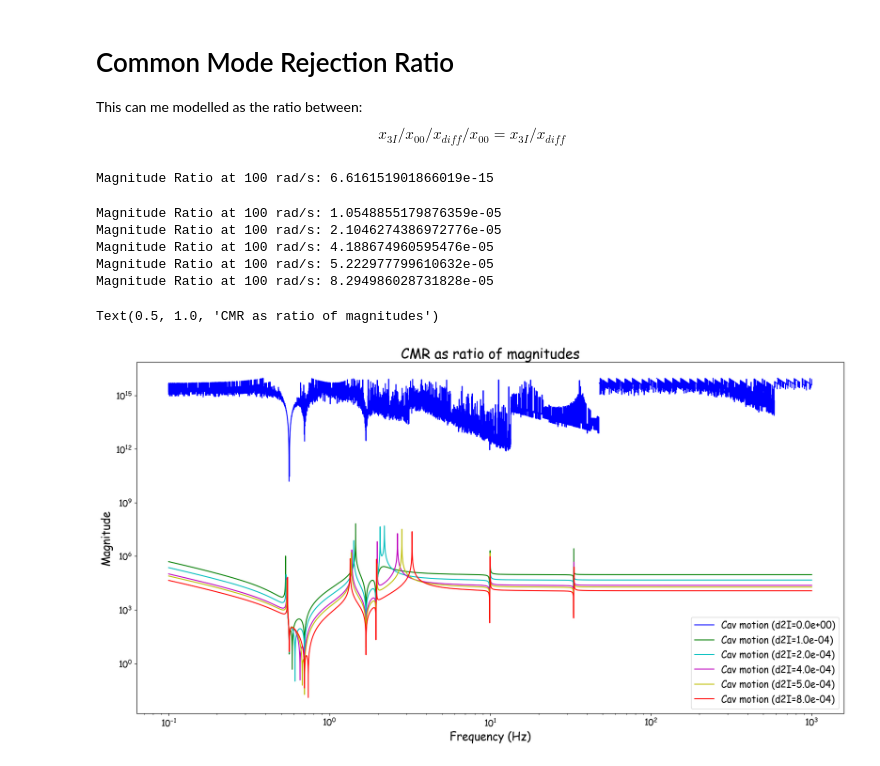
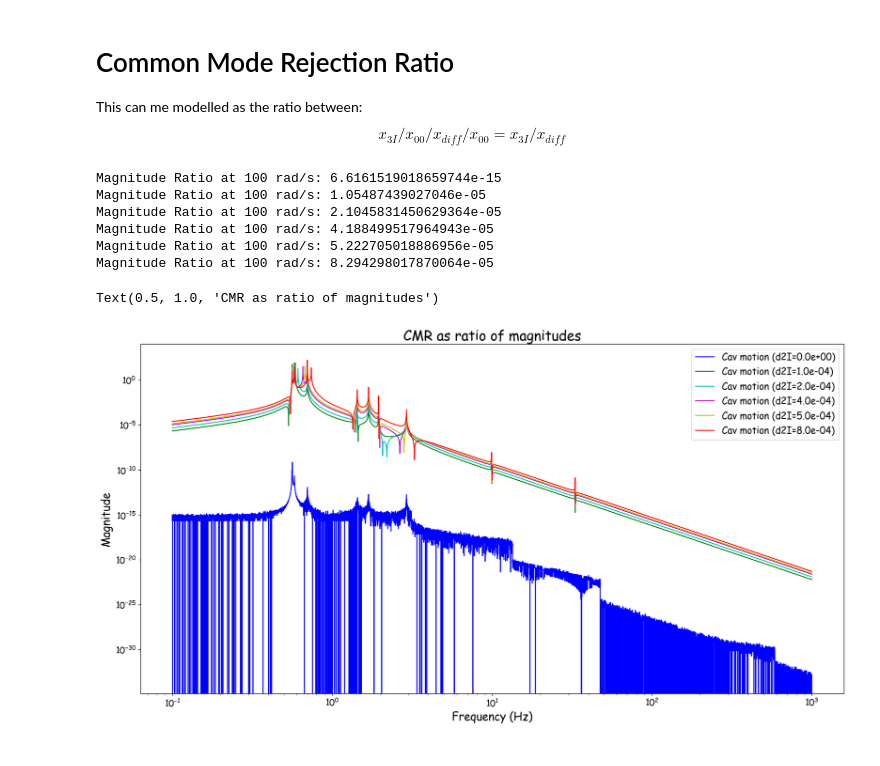
Before and after one commit to Cosmos1998/CommonPlatformTriple_4B4W_2x4B4W4W, a Jupyter notebook: CommonPlatformTriple_4B4W_2x4B4W4WNumPyWrapperTest.ipynb, the cells around one changed output. Drawn from its saved outputs; the diff is of its cells as text; code cells hidden in the pictures.

Commit message:
plotting

```diff
--- a/CommonPlatformTriple_4B4W_2x4B4W4WNumPyWrapperTest.ipynb
+++ b/CommonPlatformTriple_4B4W_2x4B4W4WNumPyWrapperTest.ipynb
@@ -556,36 +604,3 @@ ax.legend()
 # %% [output]
 <matplotlib.legend.Legend at 0x...>
 [figure]
-# %%
-Case2 = Case1.copy(deep = True)
-Case2.loc[Case2['Parameters'] == 'd2I', 'Values'] = 200e-6
-Case2.loc[len(Case2)] = ["siI",tp.siE+250e-6]
-pend2, modes2 = changes(Case2)
-tf_plat_optI = tpmodel.trimio(pend2,["x00"],["x3I"])
-
-tf_plat_optE = tpmodel.trimio(pend2,["x00"],["x3E"])
-
-omega = np.logspace(np.log10(2 * pi * 0.1), np.log10(2 * pi * 1000), num=9000)
-
-
-mag_diff, _, omega = ct.frequency_response(tf_plat_optI-tf_plat_optE,omega, Hz = False)
-mag_optE, phase_optE, omega = ct.frequency_response(tf_plat_optE,omega, Hz = False)
-freq = np.array(omega)/(2*np.pi)
-
-LongcryoInterp = np.interp(freq, fCryo, horCryo)
-S_diff =  LongcryoInterp *1e-6 *mag_diff.transpose()
-S_E = LongcryoInterp *1e-6 * mag_optE.transpose()
-fig,ax = plt.subplots(figsize = (20,10))
-
-ax.loglog(freq, S_diff, label="diff cav noise")
-ax.loglog(freq, S_E,  label="optic noise")
-
-# ax.loglog(freq, S_y2,  label="f_x3-> p1")
-# ax.loglog(freq, S_y3,  label="x3-> p3")
-ThermalEasy = 1e-17*np.sqrt(100)/np.sqrt(freq)
-ax.plot(freq, ThermalEasy, "--",color =  "r", label ="Thermal Easy")
-ax.set_title("Cryocooler noise")
-ax.set_xlabel("Frequency [Hz]")
-ax.set_ylabel("Noise ASD (m/rtHz)")
-ax.grid(which='both', axis='both')
-ax.legend()
@@ -730,43 +775,43 @@ for idx, i in enumerate([0, 100e-6, 200e-6, 400e-6, 500e-6, 800e-6]):
     )
     # Get frequency response data for the Bode plot
     mag_diff, phase_diff, omega = ct.frequency_response(T,omega, Hz = False)
-    opt_tf = tpmodel.trimio(pend3, ["x00"], ['x3I'])
+    opt_tf = tpmodel.trimio(pend3, ["x00"], ['x3E'])
     mag_opt, phase_opt, omega = ct.frequency_response(opt_tf,omega, Hz = False)
     #
     # mag_ratio, phase_ratio, omega = ct.frequency_response(T/opt_tf, omega, Hz= False)
     # Convert omega to frequency in Hz
     # Plot custom data (log-log plot)
 
 
     # Define your target frequency in radians per second
     target_frequency = 100  # replace with your desired frequency in rad/s
 
     # Find the closest frequency in omega array
     closest_idx = (np.abs(omega - target_frequency)).argmin()
 
     # Get magnitude at the target frequency for each system
     mag_diff_at_freq = mag_diff[closest_idx]
     mag_opt_at_freq = mag_opt[closest_idx]
 
     # Calculate the magnitude ratio
     magnitude_ratio_at_freq = mag_diff_at_freq / mag_opt_at_freq
     print("Magnitude Ratio at", target_frequency, "rad/s:", magnitude_ratio_at_freq)
 
 
     # Plot Bode magnitude on the same axis
-    ax.loglog(freq, mag_opt/mag_diff, color=colors[idx % len(colors)], label=f"Cav motion (d2I={i:.1e})")
+    ax.loglog(freq, mag_diff, color=colors[idx % len(colors)], label=f"Cav motion (d2I={i:.1e})")
 
 # Add labels, legend, and title
 ax.set_xlabel("Frequency (Hz)")
 ax.set_ylabel("Magnitude")
 ax.legend()
 ax.set_title("CMR as ratio of magnitudes")
 # %% [output]
-Magnitude Ratio at 100 rad/s: 6.616151901866019e-15
+Magnitude Ratio at 100 rad/s: 6.6161519018659744e-15
+Magnitude Ratio at 100 rad/s: 1.05487439027046e-05
+Magnitude Ratio at 100 rad/s: 2.1045831450629364e-05
+Magnitude Ratio at 100 rad/s: 4.188499517964943e-05
+Magnitude Ratio at 100 rad/s: 5.222705018886956e-05
+Magnitude Ratio at 100 rad/s: 8.294298017870064e-05
-Magnitude Ratio at 100 rad/s: 1.0548855179876359e-05
-Magnitude Ratio at 100 rad/s: 2.1046274386972776e-05
-Magnitude Ratio at 100 rad/s: 4.188674960595476e-05
-Magnitude Ratio at 100 rad/s: 5.222977799610632e-05
-Magnitude Ratio at 100 rad/s: 8.294986028731828e-05
+Text(0.5, 1.0, 'CMR as ratio of magnitudes')
-Text(0.5, 1.0, 'CMR as ratio of magnitudes')
-[figure, old version]
+[figure, new version]
```
Also changed, not shown: parts of 18 cells of this notebook.
